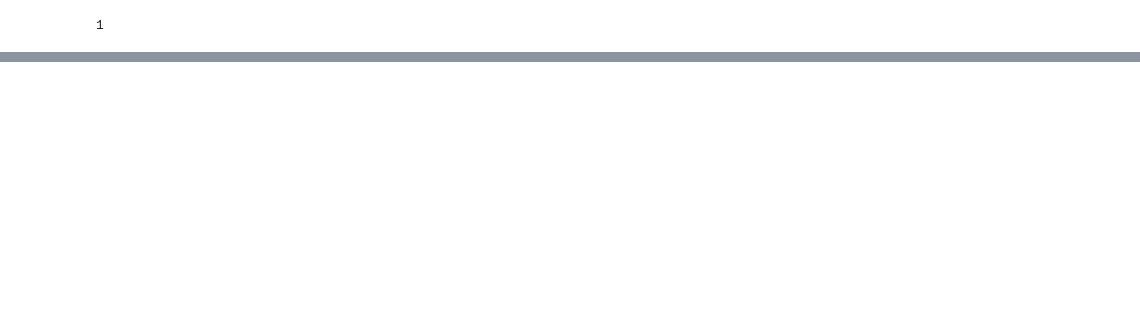
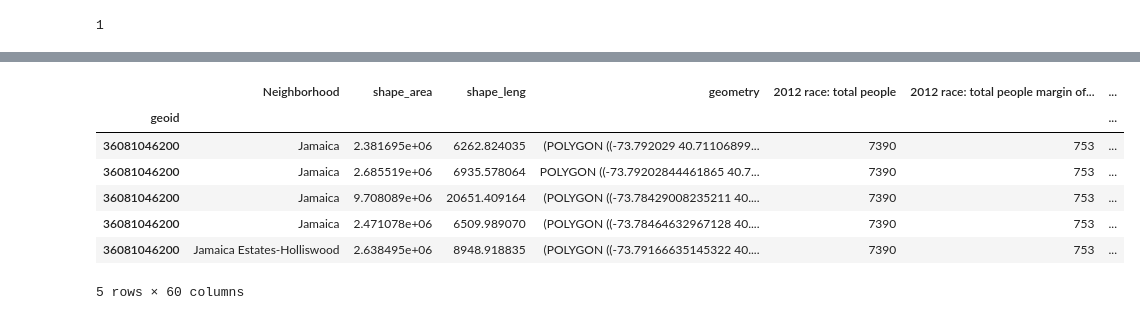
Before and after one commit to aberke/income-race-bikes, a Jupyter notebook: scripts/csv_processing.ipynb, the cells around one changed output, grey strips where cells are left out. Saved outputs shown, nothing was run; the diff lists cells and outputs as text; code cells hidden in the pictures; blank space fills up the shorter version.

```diff
--- a/scripts/csv_processing.ipynb
+++ b/scripts/csv_processing.ipynb
@@ -130,0 +158,12 @@ DriverError: Unable to open ../data/ny/nyc_census_tracts.shx or ../data/ny/nyc_c
+# %%
+merged_shapes = shapefile_df.merge(states_dfs['ny'], on=geoid_column_name)
+merged_shapes.head()
+# %% [output]
+|  | Neighborhood | shape_area | shape_leng | geometry | 2012 race: total people | 2012 race: total people margin of... | ... |
+| geoid |  |  |  |  |  |  | ... |
+| 36081046200 | Jamaica | 2.381695e+06 | 6262.824035 | (POLYGON ((-73.792029 40.71106899... | 7390 | 753 | ... |
+| 36081046200 | Jamaica | 2.685519e+06 | 6935.578064 | POLYGON ((-73.79202844461865 40.7... | 7390 | 753 | ... |
+| 36081046200 | Jamaica | 9.708089e+06 | 20651.409164 | (POLYGON ((-73.78429008235211 40.... | 7390 | 753 | ... |
+| 36081046200 | Jamaica | 2.471078e+06 | 6509.989070 | (POLYGON ((-73.78464632967128 40.... | 7390 | 753 | ... |
+| 36081046200 | Jamaica Estates-Holliswood | 2.638495e+06 | 8948.918835 | (POLYGON ((-73.79166635145322 40.... | 7390 | 753 | ... |
+5 rows × 60 columns
```
Also changed, not shown: parts of 8 cells of this notebook, 2 other files.
